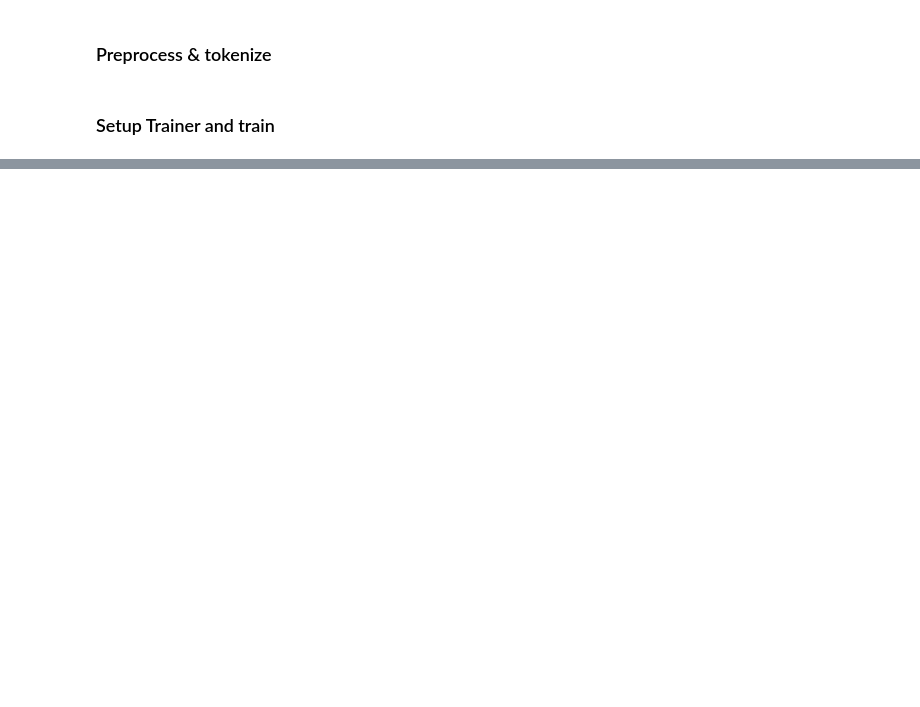
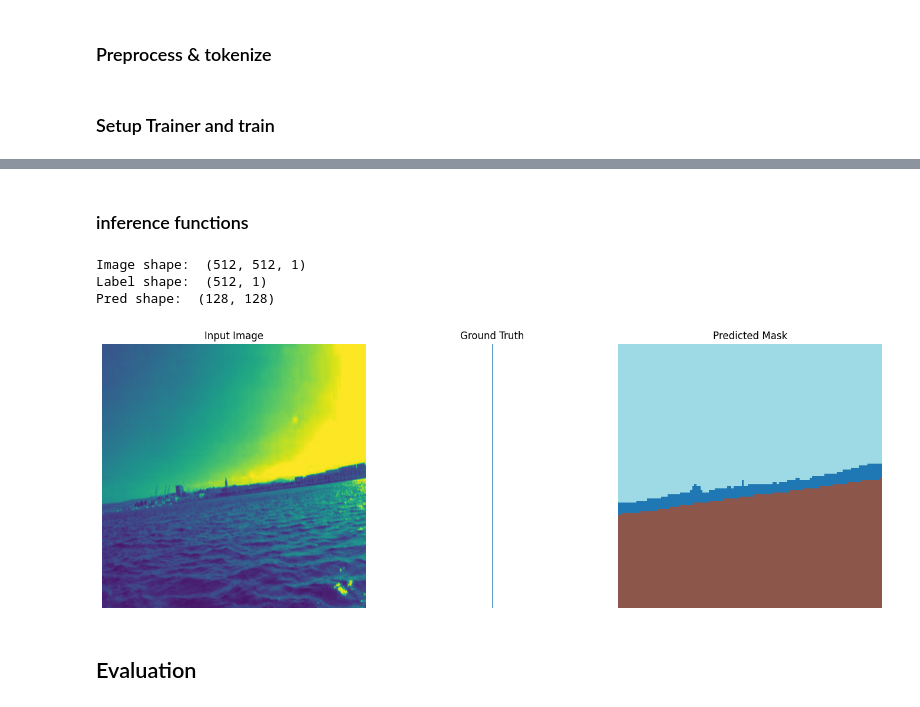
Before and after one commit to wilbur1240/vit-segmentation, a Jupyter notebook: test.ipynb, the cells around one changed output, grey strips where cells are left out. Saved outputs shown, nothing was run; the diff lists cells and outputs as text; code cells hidden in the pictures; blank space fills up the shorter version.

Commit message:
update code and small seg model

```diff
--- a/test.ipynb
+++ b/test.ipynb
@@ -61,0 +190,8 @@ tokenized = dataset.map(
+# %%
+splits = tokenized.train_test_split(test_size=0.1, seed=42)
+train_dataset = splits["train"]
+valid_dataset = splits["test"]
+tokenized = {
+    "train": train_dataset,
+    "validation": valid_dataset,
+}
@@ -84,0 +253,10 @@ trainer.train()
+# %%
+image_processor = SegformerImageProcessor.from_pretrained("./segformer-maritime/checkpoint-2980")
+model = SegformerForSemanticSegmentation.from_pretrained(
+    "./segformer-maritime/checkpoint-2980",
+    num_labels=3,
+    ignore_mismatched_sizes=True,
+)
+
+model.to("cuda" if torch.cuda.is_available() else "cpu")
+model.eval()
@@ -84,0 +281,2 @@ trainer.train()
+# %% [markdown]
+### inference functions
@@ -84,0 +350,28 @@ trainer.train()
+# %%
+from torch.utils.data import DataLoader
+
+# tokenized["validation"].set_format(type="torch", columns=["pixel_values", "labels"])
+val_loader = DataLoader(tokenized["validation"], batch_size=1)
+
+for batch in val_loader:
+    pixel_values = batch["pixel_values"]
+    labels = batch["labels"]
+
+    # Predict
+    preds = predict_single_batch(model, {"pixel_values": pixel_values}, image_processor)
+
+    # Visualize
+    visualize_prediction(
+        pixel_values[0],
+        labels[0],
+        preds[0],
+        id2label=model.config.id2label
+    )
+    break  # Remove this to visualize all validation samples
+# %% [output]
+Image shape:  (512, 512, 1)
+Label shape:  (512, 1)
+Pred shape:  (128, 128)
+[figure, added]
+# %% [markdown]
+## Evaluation
```
Also changed, not shown: parts of 25 cells of this notebook, 26 other files.
